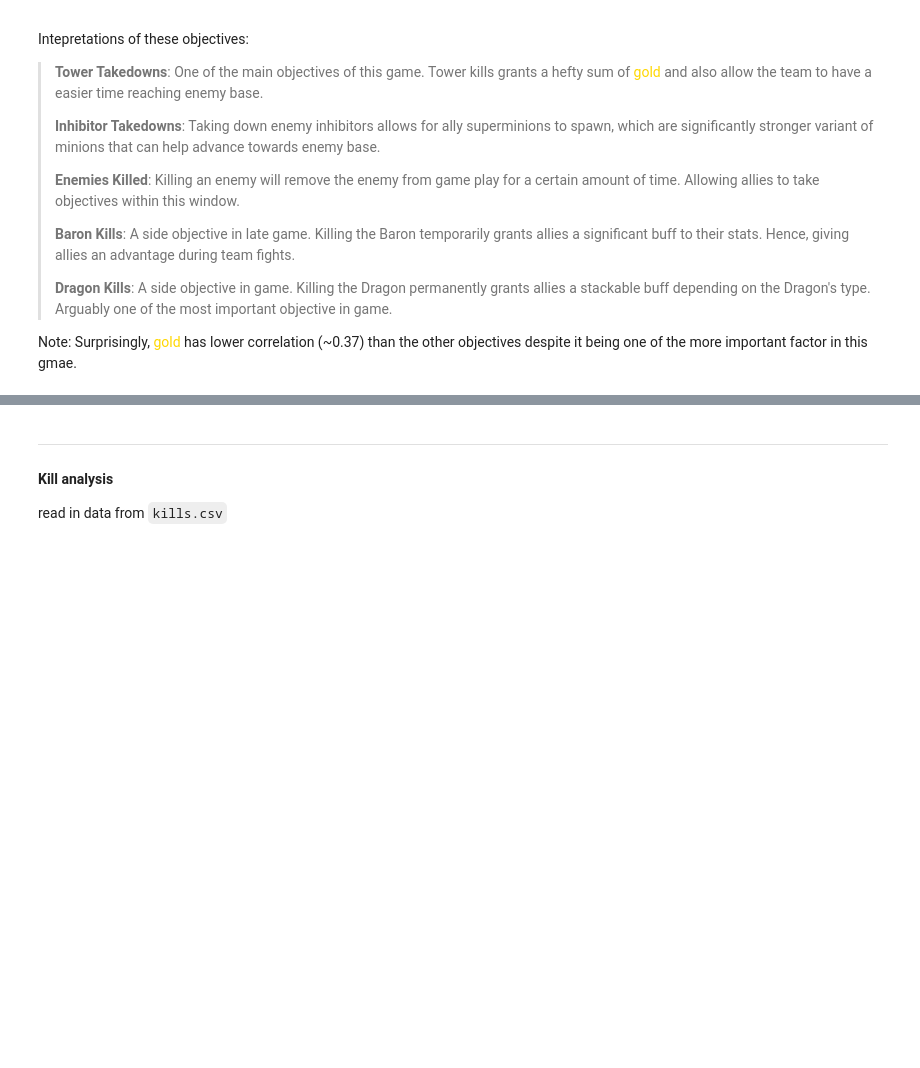
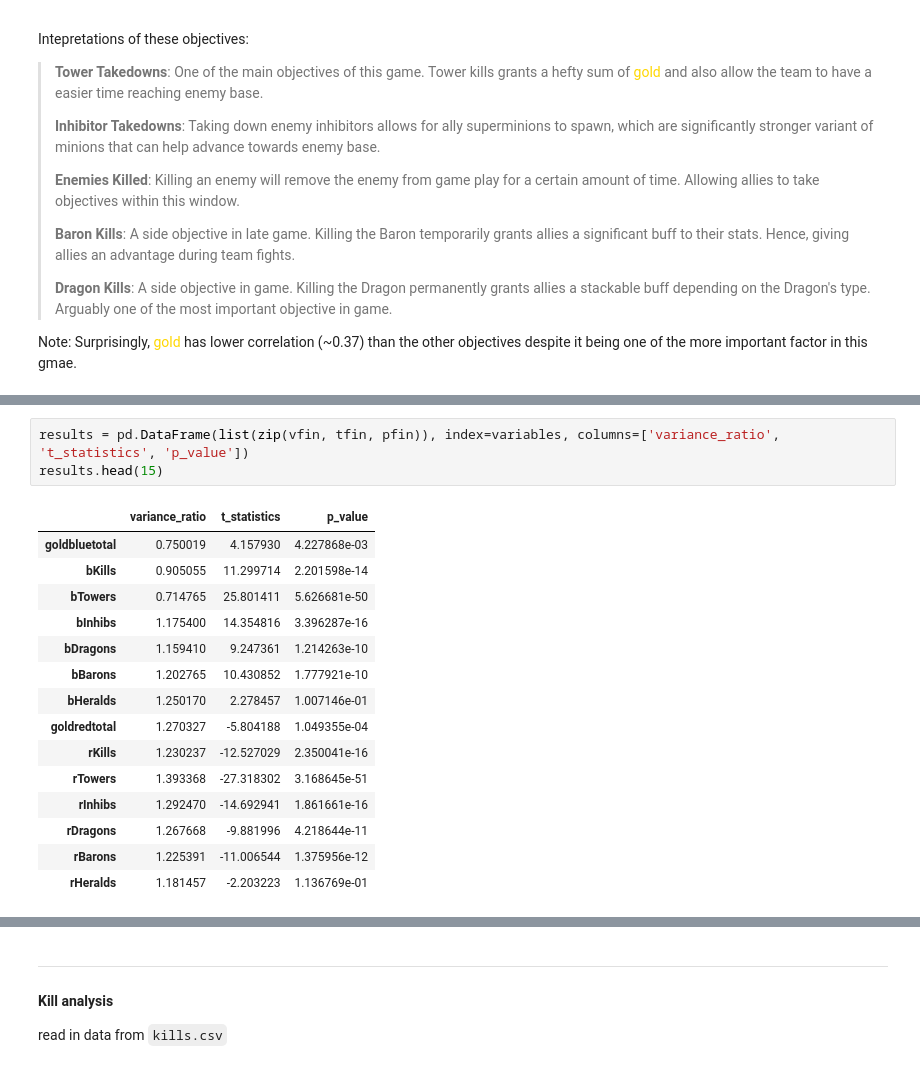
Before and after one commit to oscarqjh/NTU_SC1015_Project, a Jupyter notebook: EDA.ipynb, the cells around one changed output, grey strips where cells are left out. Drawn from its saved outputs; the diff is of its cells as text; blank space fills up the shorter version.

```diff
--- a/EDA.ipynb
+++ b/EDA.ipynb
@@ -464,0 +521,19 @@ Note: Surprisingly, <span style='color:gold'>gold</span> has lower correlation (
+# %%
+results = pd.DataFrame(list(zip(vfin, tfin, pfin)), index=variables, columns=['variance_ratio', 't_statistics', 'p_value'])
+results.head(15)
+# %% [output]
+|  | variance_ratio | t_statistics | p_value |
+| goldbluetotal | 0.750019 | 4.157930 | 4.227868e-03 |
+| bKills | 0.905055 | 11.299714 | 2.201598e-14 |
+| bTowers | 0.714765 | 25.801411 | 5.626681e-50 |
+| bInhibs | 1.175400 | 14.354816 | 3.396287e-16 |
+| bDragons | 1.159410 | 9.247361 | 1.214263e-10 |
+| bBarons | 1.202765 | 10.430852 | 1.777921e-10 |
+| bHeralds | 1.250170 | 2.278457 | 1.007146e-01 |
+| goldredtotal | 1.270327 | -5.804188 | 1.049355e-04 |
+| rKills | 1.230237 | -12.527029 | 2.350041e-16 |
+| rTowers | 1.393368 | -27.318302 | 3.168645e-51 |
+| rInhibs | 1.292470 | -14.692941 | 1.861661e-16 |
+| rDragons | 1.267668 | -9.881996 | 4.218644e-11 |
+| rBarons | 1.225391 | -11.006544 | 1.375956e-12 |
+| rHeralds | 1.181457 | -2.203223 | 1.136769e-01 |
```
Also changed, not shown: parts of 11 cells of this notebook.
